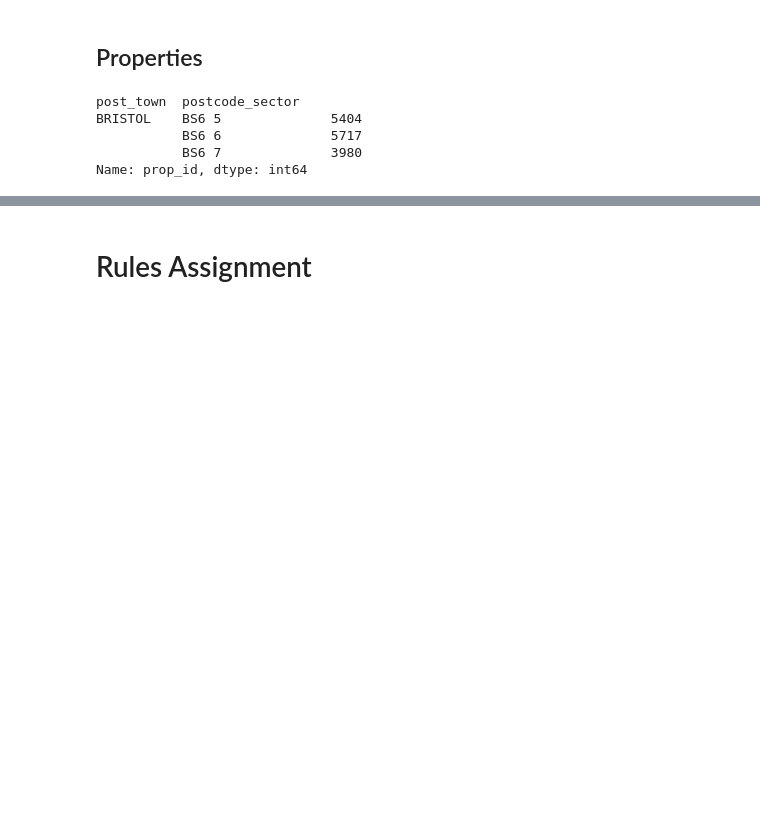
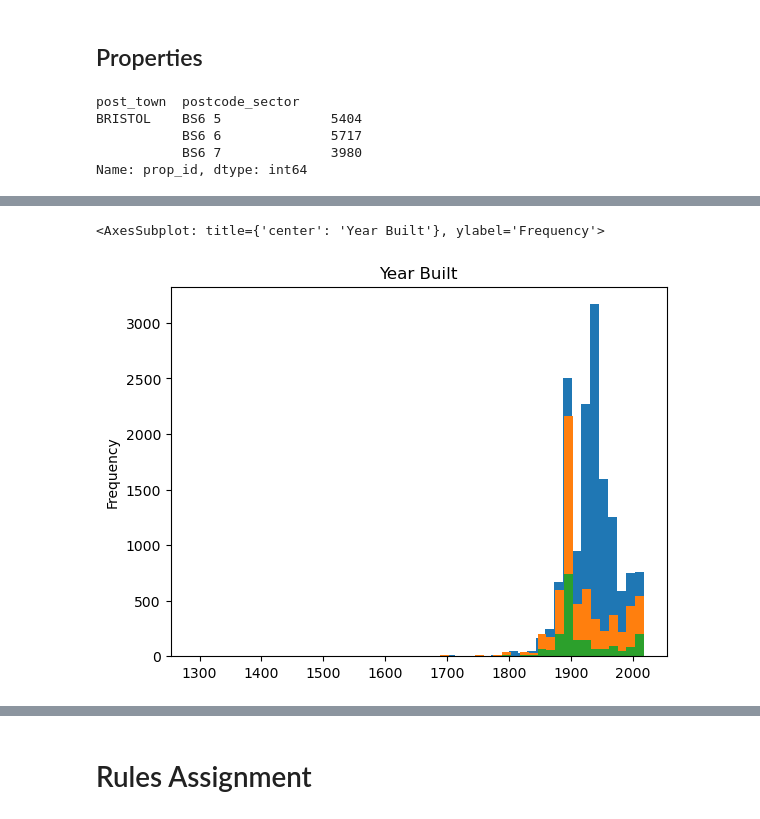
Before and after one commit to kleokog/Mycodes, a Jupyter notebook: Script_1.ipynb, the cells around one changed output, grey strips where cells are left out. Cells and saved outputs as stored; diff of their text form; code cells hidden in the pictures; blank space fills up the shorter version.

```diff
--- a/Script_1.ipynb
+++ b/Script_1.ipynb
@@ -111,0 +129,7 @@ Name: prop_id, dtype: int64
+# %%
+properties['year_built'].plot.hist(bins=50, title = "Year Built")
+properties_with_historical_data_df['year_built'].plot.hist(bins=50, title = "Year Built")
+labeled_data_all_columns['year_built'].plot.hist(bins=50, title = "Year Built")
+# %% [output]
+<AxesSubplot: title={'center': 'Year Built'}, ylabel='Frequency'>
+[figure, added]
```
Also changed, not shown: parts of 18 cells of this notebook.
